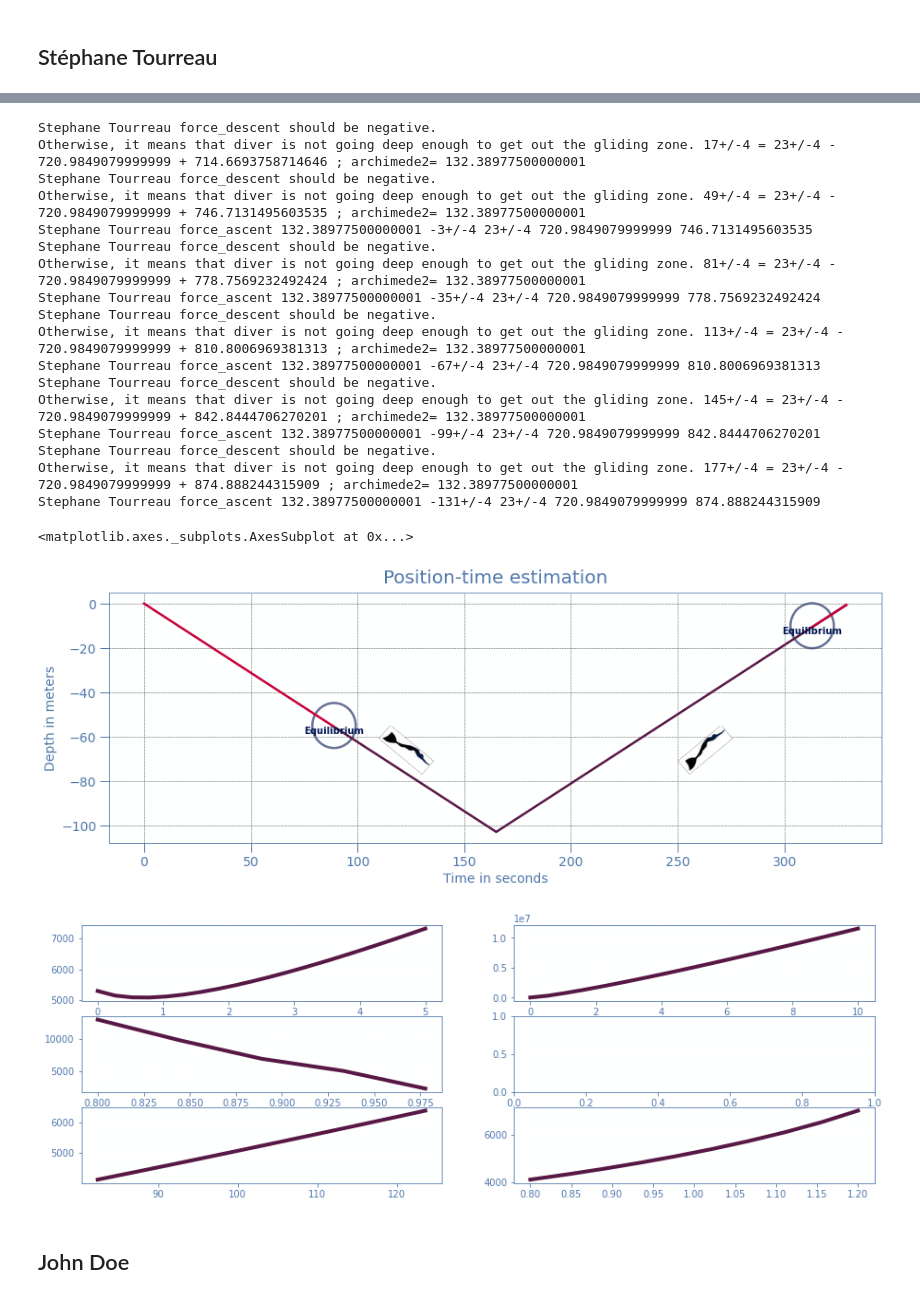
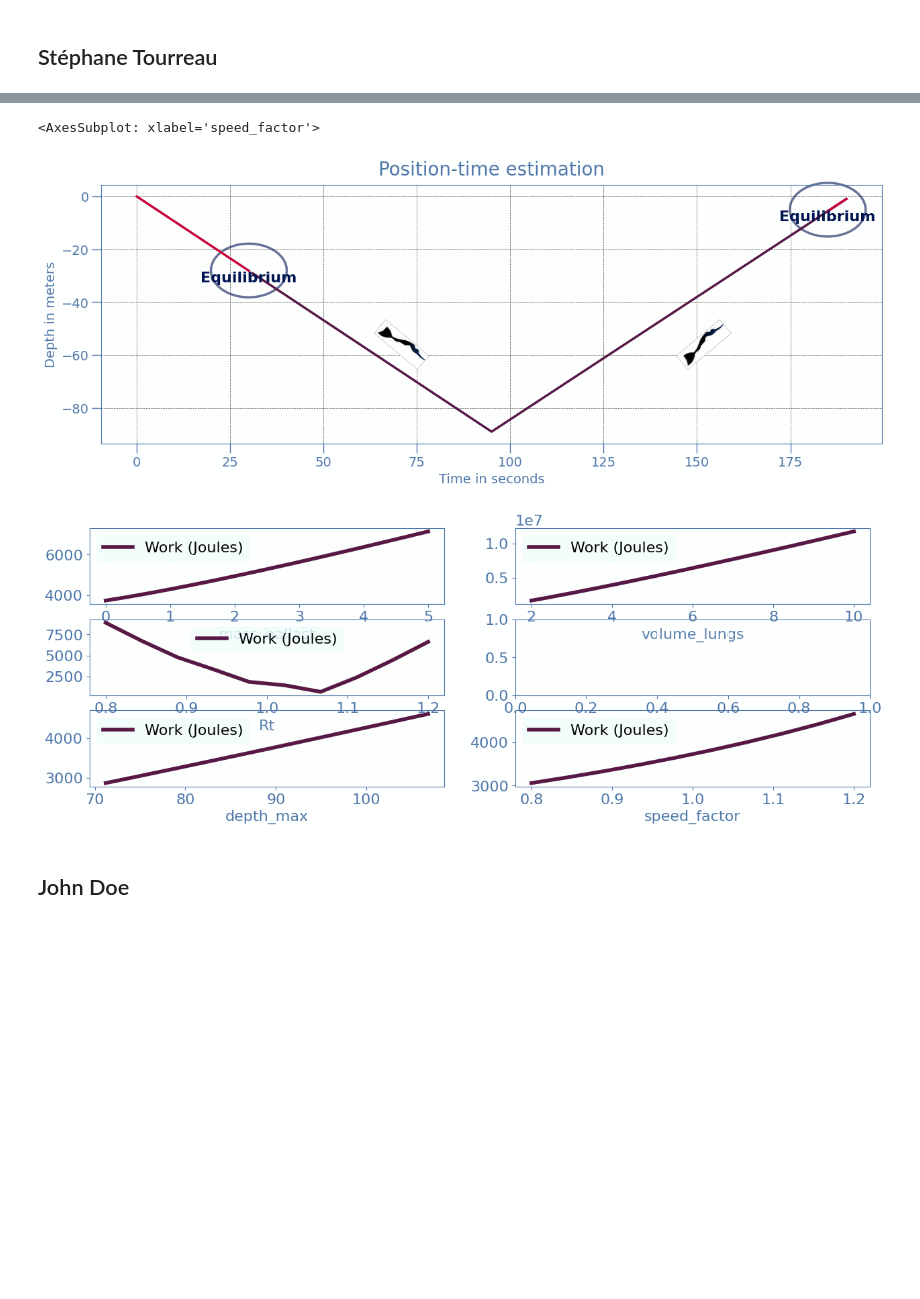
Before and after one commit to gtherin/aplast, a Jupyter notebook: notebooks/aplast.ipynb, the cells around one changed output, grey strips where cells are left out. Saved outputs shown, nothing was run; the diff lists cells and outputs as text; code cells hidden in the pictures; blank space fills up the shorter version.

```diff
--- a/notebooks/aplast.ipynb
+++ b/notebooks/aplast.ipynb
@@ -169,7 +195,7 @@ Guillaume Néry force_ascent 116.45396875 -139+/-6 22+/-6 779.7267415 940.753717
 # %% [markdown]
 ## Stéphane Tourreau <a class="anchor" id="diver2"></a>
 # %%
-surname = 'Stephane Tourreau'
+surname = 'Kawai'
 aplast.divers.get_data(surname=surname).minimize()#method='L-BFGS-B')
 aplast.trajectory.show(aplast.divers.get_data(surname=surname))
 
@@ -196,22 +230,5 @@ aplast/aplast/diver.png
-Stephane Tourreau force_descent should be negative.
-Otherwise, it means that diver is not going deep enough to get out the gliding zone. 17+/-4 = 23+/-4 - 720.9849079999999 + 714.6693758714646 ; archimede2= 132.38977500000001
-Stephane Tourreau force_descent should be negative.
-Otherwise, it means that diver is not going deep enough to get out the gliding zone. 49+/-4 = 23+/-4 - 720.9849079999999 + 746.7131495603535 ; archimede2= 132.38977500000001
-Stephane Tourreau force_ascent 132.38977500000001 -3+/-4 23+/-4 720.9849079999999 746.7131495603535
-Stephane Tourreau force_descent should be negative.
-Otherwise, it means that diver is not going deep enough to get out the gliding zone. 81+/-4 = 23+/-4 - 720.9849079999999 + 778.7569232492424 ; archimede2= 132.38977500000001
-Stephane Tourreau force_ascent 132.38977500000001 -35+/-4 23+/-4 720.9849079999999 778.7569232492424
-Stephane Tourreau force_descent should be negative.
-Otherwise, it means that diver is not going deep enough to get out the gliding zone. 113+/-4 = 23+/-4 - 720.9849079999999 + 810.8006969381313 ; archimede2= 132.38977500000001
-Stephane Tourreau force_ascent 132.38977500000001 -67+/-4 23+/-4 720.9849079999999 810.8006969381313
-Stephane Tourreau force_descent should be negative.
-Otherwise, it means that diver is not going deep enough to get out the gliding zone. 145+/-4 = 23+/-4 - 720.9849079999999 + 842.8444706270201 ; archimede2= 132.38977500000001
-Stephane Tourreau force_ascent 132.38977500000001 -99+/-4 23+/-4 720.9849079999999 842.8444706270201
-Stephane Tourreau force_descent should be negative.
-Otherwise, it means that diver is not going deep enough to get out the gliding zone. 177+/-4 = 23+/-4 - 720.9849079999999 + 874.888244315909 ; archimede2= 132.38977500000001
-Stephane Tourreau force_ascent 132.38977500000001 -131+/-4 23+/-4 720.9849079999999 874.888244315909
+<AxesSubplot: xlabel='speed_factor'>
-<matplotlib.axes._subplots.AxesSubplot at 0x...>
-[figure, old version]
+[figure, new version]
-[figure, old version]
+[figure, new version]
 # %% [markdown]
 ## John Doe <a class="anchor" id="diver3"></a>
```
Also changed, not shown: parts of 7 cells of this notebook, 5 other files.
